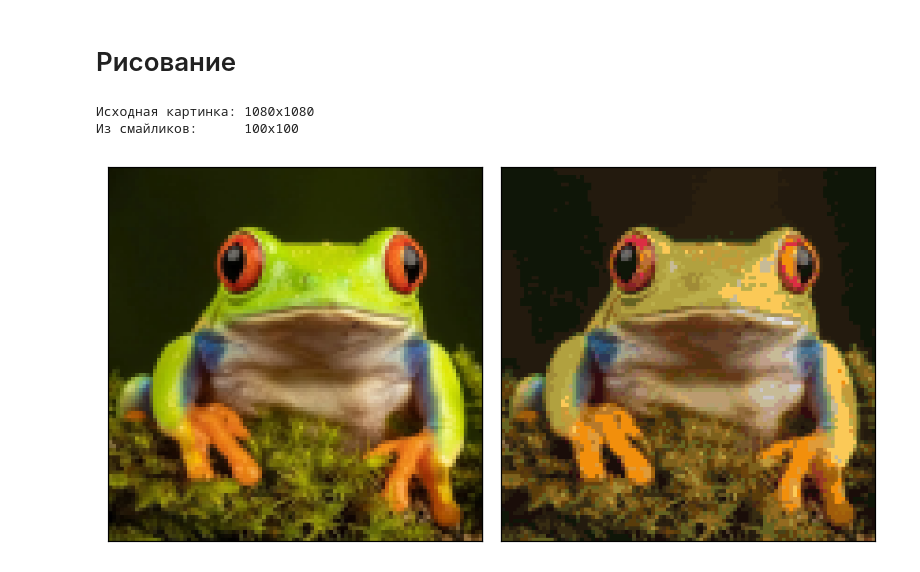
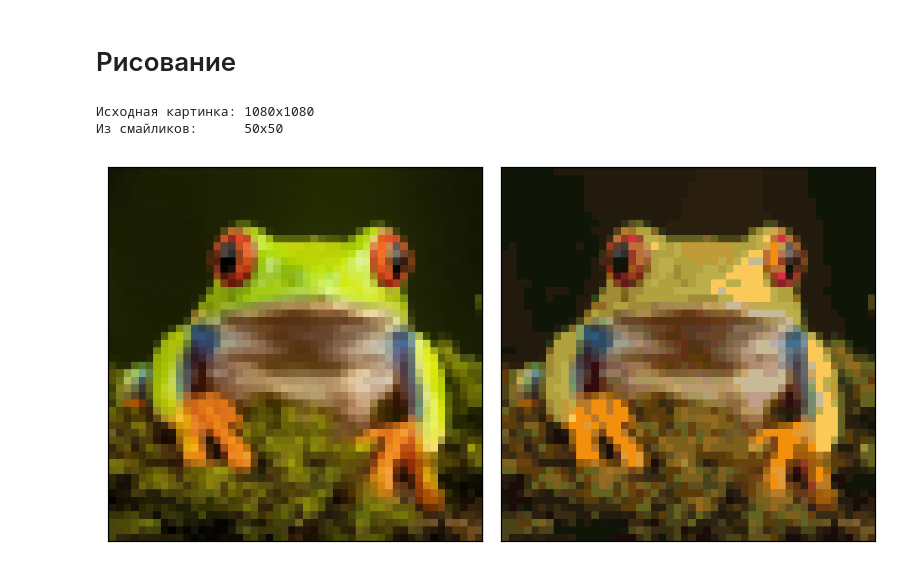
Before and after one commit to Ostrill/emoji_drawing, a Jupyter notebook: image_to_emojis.ipynb, the cells around one changed output. Drawn from its saved outputs; the diff is of its cells as text; code cells hidden in the pictures.

```diff
--- a/image_to_emojis.ipynb
+++ b/image_to_emojis.ipynb
@@ -115,15 +115,15 @@ def load_emoji_dict(name):
 # %%
 %%time
 
 # Рисование
 result = draw_emojis(image_path='frog.png',
-                     width=100,
+                     width=50,
                      emoji_dict=load_emoji_dict('lite_black'))
 
 # Сохранение картинки из смайликов
-# with open('emoji.txt', 'w') as file:
-#     file.write(result)
+with open('emoji.txt', 'w') as file:
+    file.write(result)
 # %% [output]
 Исходная картинка: 1080x1080
-Из смайликов:      100x100
+Из смайликов:      50x50
-[figure, old version]
+[figure, new version]
```
Also changed, not shown: parts of 3 cells of this notebook, 1 other file.
